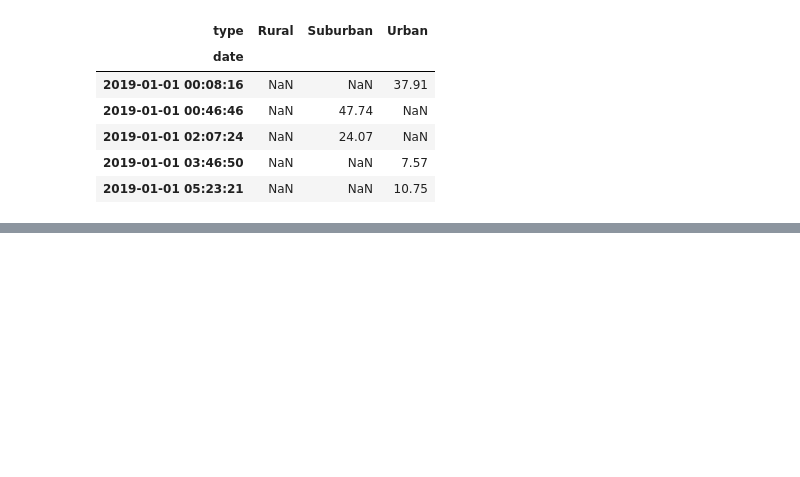
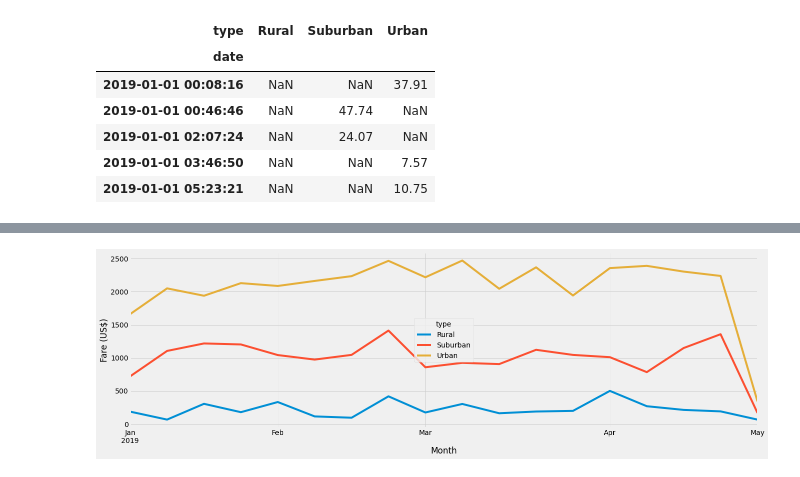
Before and after one commit to Susanaecorreia/PyBer_Analysis, a Jupyter notebook: PyBer_Challenge.ipynb, the cells around one changed output, grey strips where cells are left out. Cells and saved outputs as stored; diff of their text form; code cells hidden in the pictures; blank space fills up the shorter version.

```diff
--- a/PyBer_Challenge.ipynb
+++ b/PyBer_Challenge.ipynb
@@ -287,3 +307,6 @@ totalfare_pivot_table.head()
 | 2019-01-01 05:23:21 | NaN | NaN | 10.75 |
 # %%
 # 5. Create a new DataFrame from the pivot table DataFrame using loc on the given dates, '2019-01-01':'2019-04-29'.
+
+time_edit_df = totalfare_pivot_table.loc['2019-01-01':'2019-04-30']
+time_edit_df
@@ -290,5 +328,7 @@ totalfare_pivot_table.head()
 # %%
 # 6. Set the "date" index to datetime datatype. This is necessary to use the resample() method in Step 8.
 # df.index = pd.to_datetime(df.index)
+
+time_edit_df.index = pd.to_datetime(time_edit_df.index)
 # %%
 # 7. Check that the datatype for the index is datetime using df.info()
@@ -295,2 +348,5 @@ totalfare_pivot_table.head()
 # %%
 # 8. Create a new DataFrame using the "resample()" function by week 'W' and get the sum of the fares for each week.
+
+fares_by_week_df = time_edit_df.resample('W').sum()
+fares_by_week_df
@@ -297,7 +372,17 @@ totalfare_pivot_table.head()
 # %%
 # 8. Using the object-oriented interface method, plot the resample DataFrame using the df.plot() function.
 
 # Import the style from Matplotlib.
 from matplotlib import style
 # Use the graph style fivethirtyeight.
 style.use('fivethirtyeight')
+ax = fares_by_week_df.plot(figsize = (20,6))
+#Title
+ax.set_xlabel('Total Fare by City Type')
+#x and y axis label
+ax.set_xlabel('Month')
+ax.set_ylabel('Fare (US$)')
+plt.savefig('analysis/Challenge_fare_summary.png')
+plt.show()
+# %% [output]
+[figure, added]
```
Also changed, not shown: parts of 8 cells of this notebook, 1 other file.
